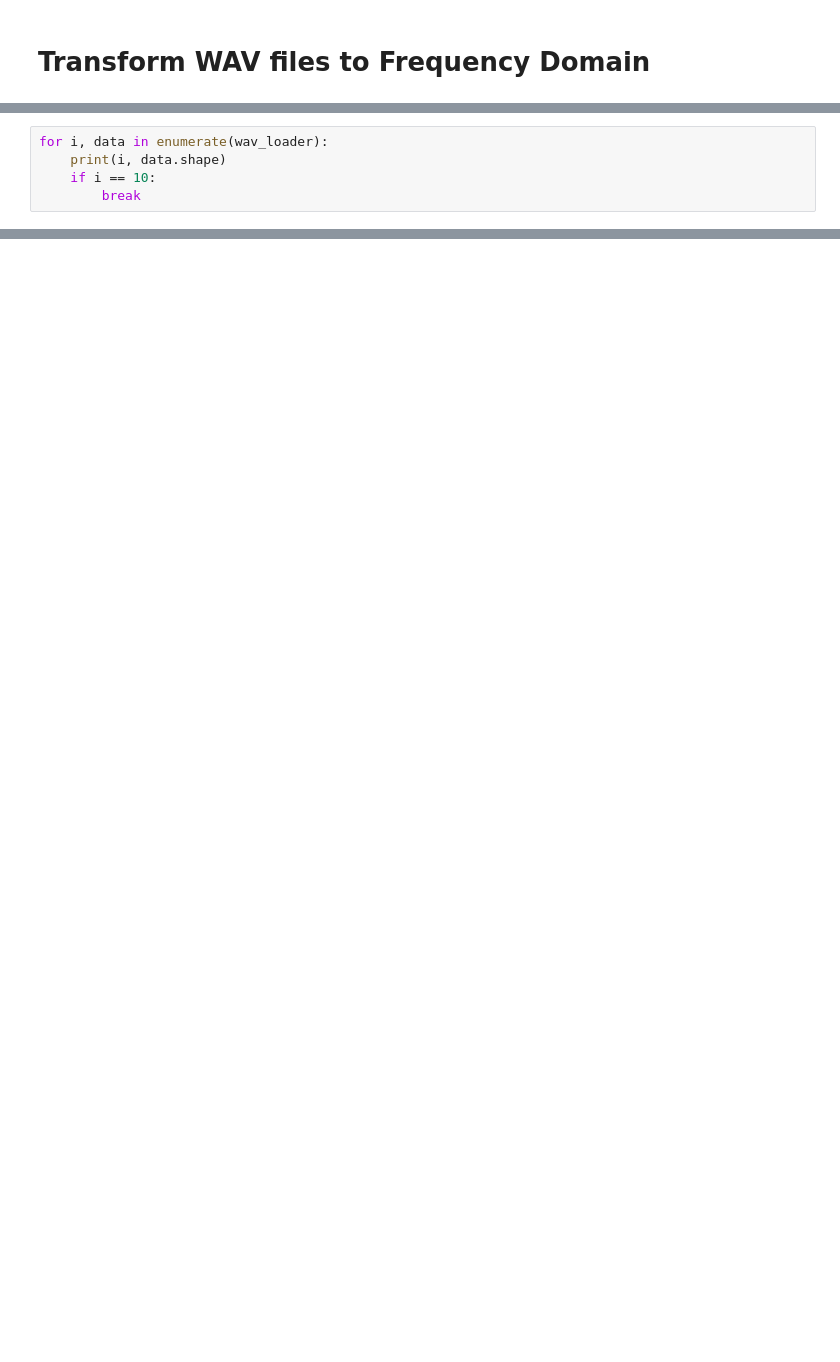
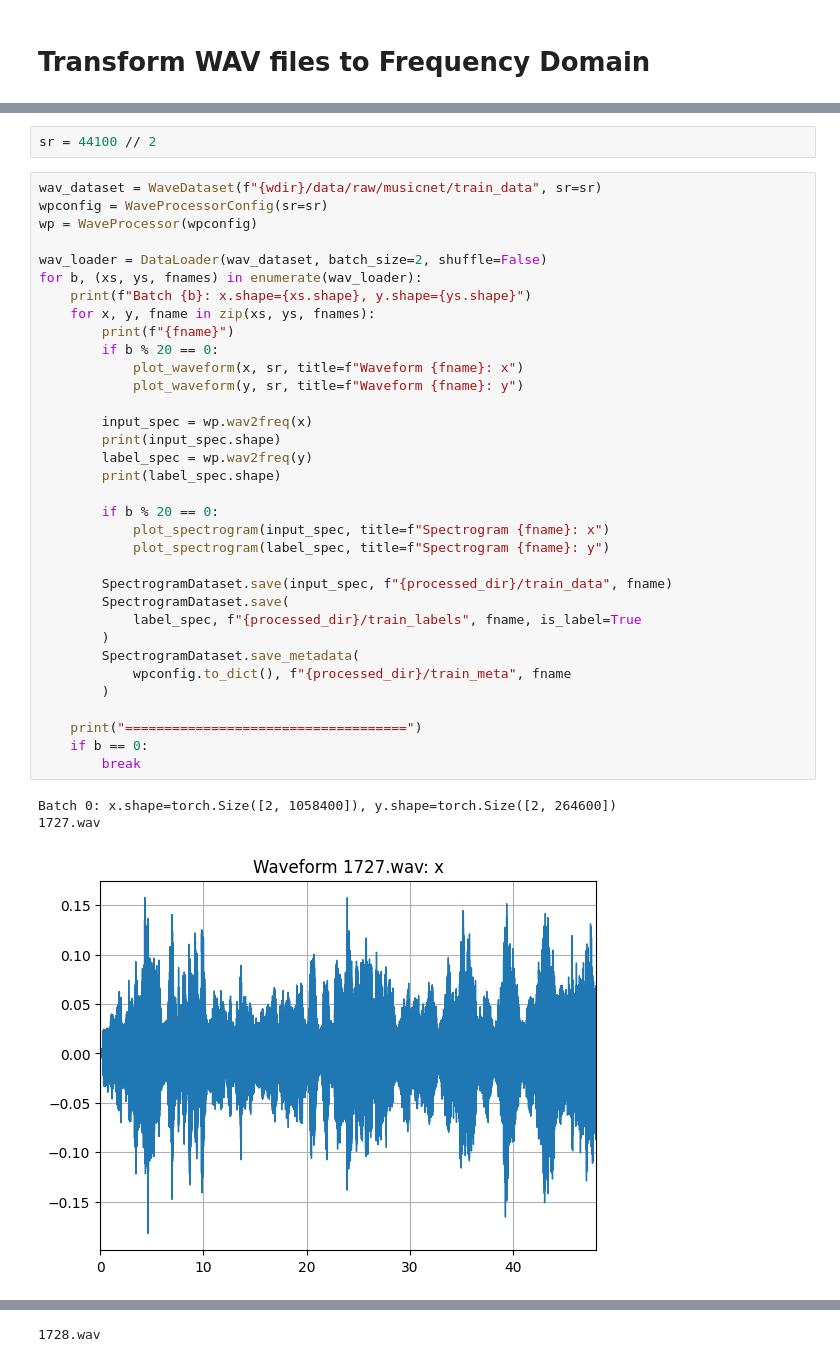
Before and after one commit to rainyuxuan/music-gen, a Jupyter notebook: notebooks/1.0-wav2freq.ipynb, the cells around one changed output, grey strips where cells are left out. Saved outputs shown, nothing was run; the diff lists cells and outputs as text; blank space fills up the shorter version.

Commit message:
Updated WAV to Spectrogram pipeline (#19)
* Fixed the pipeline from wav to spectrogram

* Delete .DS_Store

---------

Co-authored-by: xunuo <xunuo.xu@mail.utoronto.ca>

```diff
--- a/notebooks/1.0-wav2freq.ipynb
+++ b/notebooks/1.0-wav2freq.ipynb
@@ -37,5 +22,40 @@ wav_loader = DataLoader(dataset, batch_size=2, shuffle=True)
-# %%
-for i, data in enumerate(wav_loader):
-    print(i, data.shape)
-    if i == 10:
-        break
+# %%
+sr = 44100 // 2
+# %%
+wav_dataset = WaveDataset(f"{wdir}/data/raw/musicnet/train_data", sr=sr)
+wpconfig = WaveProcessorConfig(sr=sr)
+wp = WaveProcessor(wpconfig)
+
+wav_loader = DataLoader(wav_dataset, batch_size=2, shuffle=False)
+for b, (xs, ys, fnames) in enumerate(wav_loader):
+    print(f"Batch {b}: x.shape={xs.shape}, y.shape={ys.shape}")
+    for x, y, fname in zip(xs, ys, fnames):
+        print(f"{fname}")
+        if b % 20 == 0:
+            plot_waveform(x, sr, title=f"Waveform {fname}: x")
+            plot_waveform(y, sr, title=f"Waveform {fname}: y")
+
+        input_spec = wp.wav2freq(x)
+        print(input_spec.shape)
+        label_spec = wp.wav2freq(y)
+        print(label_spec.shape)
+
+        if b % 20 == 0:
+            plot_spectrogram(input_spec, title=f"Spectrogram {fname}: x")
+            plot_spectrogram(label_spec, title=f"Spectrogram {fname}: y")
+
+        SpectrogramDataset.save(input_spec, f"{processed_dir}/train_data", fname)
+        SpectrogramDataset.save(
+            label_spec, f"{processed_dir}/train_labels", fname, is_label=True
+        )
+        SpectrogramDataset.save_metadata(
+            wpconfig.to_dict(), f"{processed_dir}/train_meta", fname
+        )
+
+    print("====================================")
+    if b == 0:
+        break
+# %% [output]
+Batch 0: x.shape=torch.Size([2, 1058400]), y.shape=torch.Size([2, 264600])
+1727.wav
+[figure, added]
@@ -41,0 +67 @@ for i, data in enumerate(wav_loader):
+1728.wav
```
Also changed, not shown: parts of 4 cells of this notebook, 19 other files.
